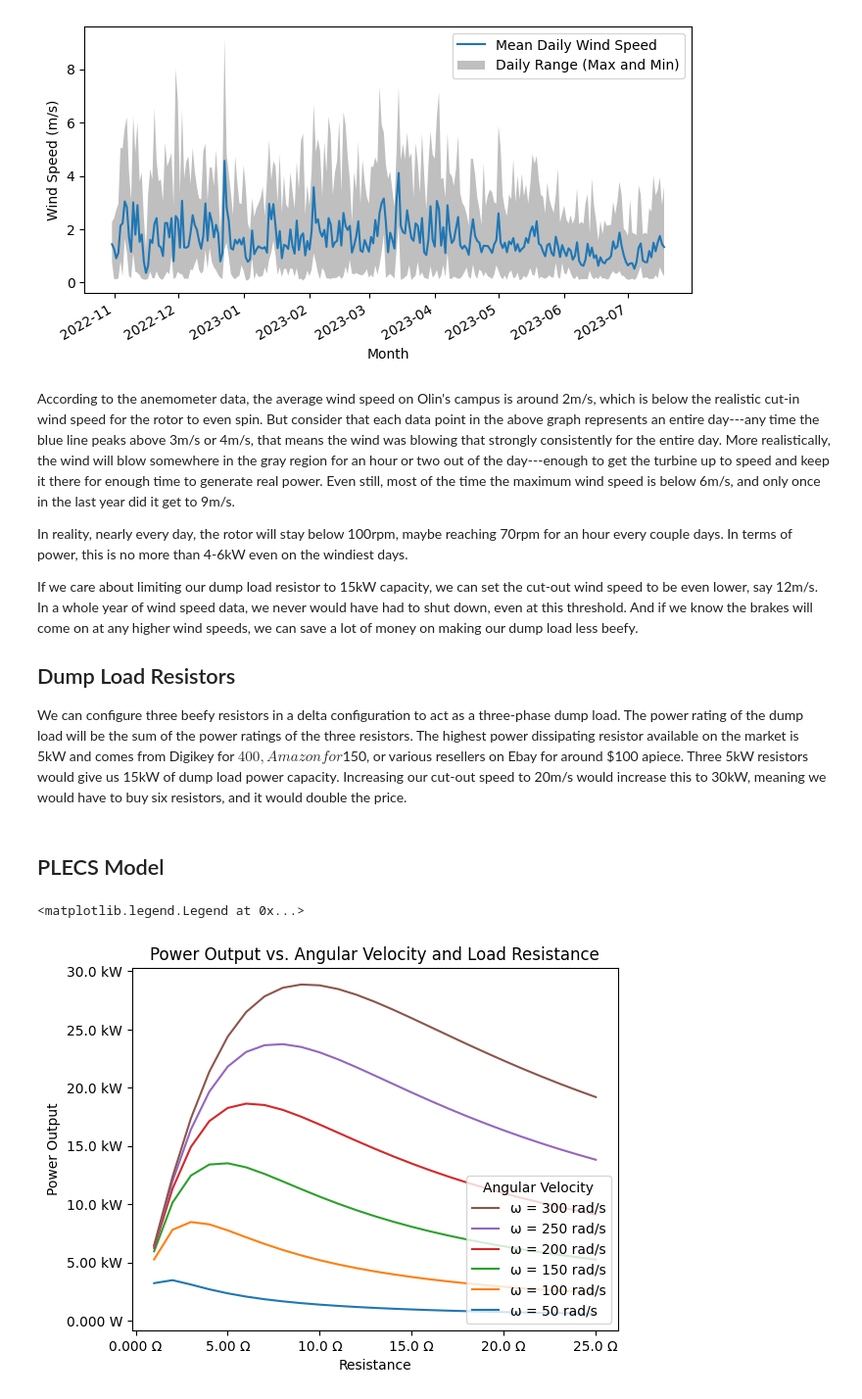
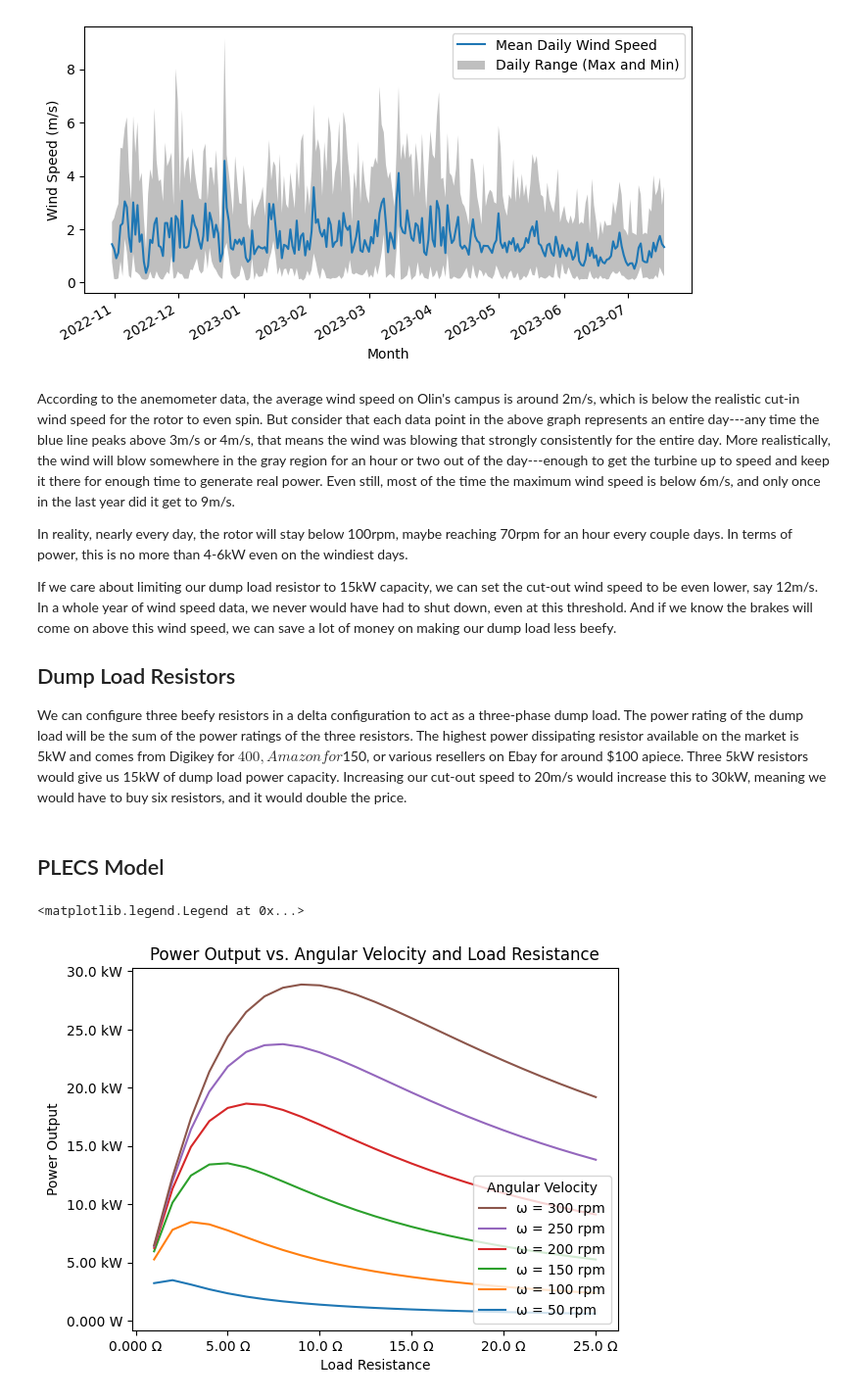
Before and after one commit to ianeyk/wind-turbine, a Jupyter notebook: measurements_and_calculations/olin_wind_speeds/plot_wind_speed_data.ipynb, the cells around one changed output. Shown at 98% size. Drawn from its saved outputs; the diff is of its cells as text; code cells hidden in the pictures.

```diff
--- a/measurements_and_calculations/olin_wind_speeds/plot_wind_speed_data.ipynb
+++ b/measurements_and_calculations/olin_wind_speeds/plot_wind_speed_data.ipynb
@@ -102,7 +102,7 @@ According to the anemometer data, the average wind speed on Olin's campus is aro
 
 In reality, nearly every day, the rotor will stay below 100rpm, maybe reaching 70rpm for an hour every couple days. In terms of power, this is no more than 4-6kW even on the windiest days.
 
-If we care about limiting our dump load resistor to 15kW capacity, we can set the cut-out wind speed to be even lower, say 12m/s. In a whole year of wind speed data, we never would have had to shut down, even at this threshold. And if we know the brakes will come on at any higher wind speeds, we can save a lot of money on making our dump load less beefy.
+If we care about limiting our dump load resistor to 15kW capacity, we can set the cut-out wind speed to be even lower, say 12m/s. In a whole year of wind speed data, we never would have had to shut down, even at this threshold. And if we know the brakes will come on above this wind speed, we can save a lot of money on making our dump load less beefy.
 
 ## Dump Load Resistors
 We can configure three beefy resistors in a delta configuration to act as a three-phase dump load. The power rating of the dump load will be the sum of the power ratings of the three resistors. The highest power dissipating resistor available on the market is 5kW and comes from Digikey for $400, Amazon for $150, or various resellers on Ebay for around $100 apiece. Three 5kW resistors would give us 15kW of dump load power capacity. Increasing our cut-out speed to 20m/s would increase this to 30kW, meaning we would have to buy six resistors, and it would double the price.
@@ -111,29 +111,28 @@ We can configure three beefy resistors in a delta configuration to act as a thre
 # %%
 def get_params(param_str):
     resistance = float(param_str.partition("RL = ")[2].partition("ohms")[0])
-    angular_velocity = float(param_str.partition("wr = ")[2].partition("rad/s")[0])
+    angular_velocity = float(param_str.partition("wr = ")[2].partition("rad/s")[0]) # typo in the PLECS script!! rad/s should be rpm
     power = float(param_str.partition("power = ")[2].partition("W")[0])
     return resistance, angular_velocity, power
 
-df_plecs = pd.DataFrame(columns = ["Resistance (ohms)", "Angular Velocity (rad/s)", "Power (W)"])
+df_plecs = pd.DataFrame(columns = ["Resistance (ohms)", "Angular Velocity (rpm)", "Power (W)"])
 with open("plecs/plecs_parameter_sweep_2.txt") as file:
     for line in file:
         if line.startswith("Kt") or line.startswith("Imax") or line.strip() == "":
             continue
         resistance, angular_velocity, power = get_params(line)
         df_plecs.loc[len(df_plecs)] = ([resistance, angular_velocity, power])
 
 # print(df_plecs)
 
-grouped = df_plecs.groupby("Angular Velocity (rad/s)")
+grouped_by_angular_velocity = df_plecs.groupby("Angular Velocity (rpm)")
 
 fig, ax1 = plt.subplots()
-helper.axes_labels("Resistance", "Ω", "Power Output", "W", title = "Power Output vs. Angular Velocity and Load Resistance")
-for name, group in grouped:
-    plt.plot(group["Resistance (ohms)"], group["Power (W)"], label = f"ω = {name:.0f} rad/s")
-# plt.legend(loc = "lower right")
+helper.axes_labels("Load Resistance", "Ω", "Power Output", "W", title = "Power Output vs. Angular Velocity and Load Resistance")
+for angular_velocity, group in grouped_by_angular_velocity:
+    plt.plot(group["Resistance (ohms)"], group["Power (W)"], label = f"ω = {angular_velocity:.0f} rpm")
 handles, labels = ax1.get_legend_handles_labels()
 ax1.legend(reversed(handles), reversed(labels), title = "Angular Velocity", loc='lower right')
 # %% [output]
 <matplotlib.legend.Legend at 0x...>
-[figure, old version]
+[figure, new version]
```
Also changed, not shown: parts of 8 cells of this notebook, 4 other files.
